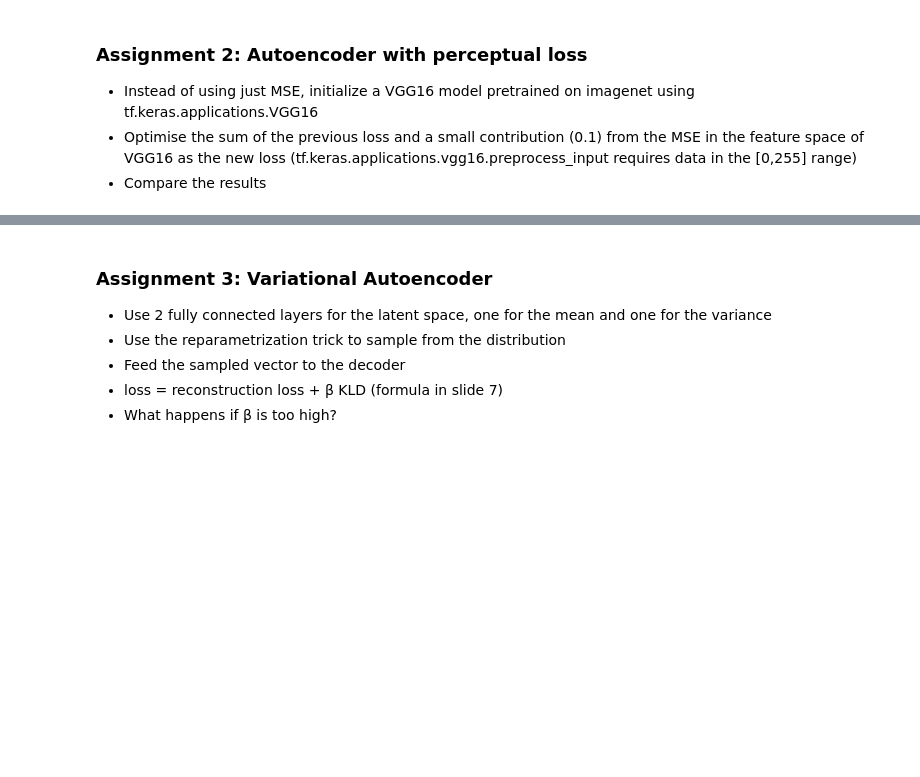
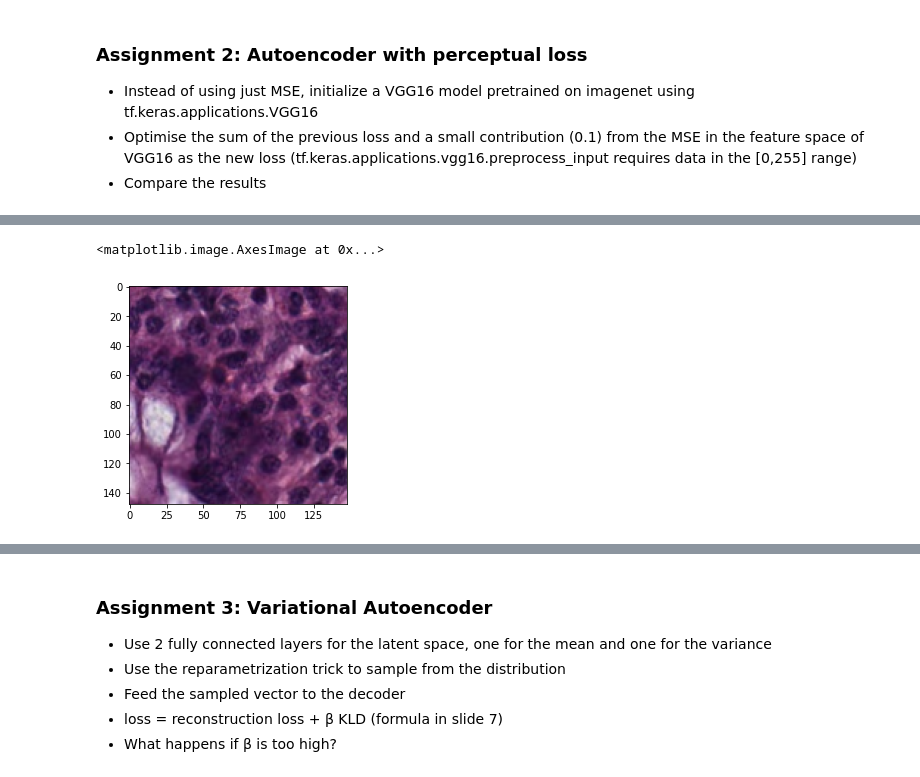
Before and after one commit to cpeluso/Bioinformatics-LAB9, a Jupyter notebook: LAB9.ipynb, the cells around one changed output, grey strips where cells are left out. Drawn from its saved outputs; the diff is of its cells as text; code cells hidden in the pictures; blank space fills up the shorter version.

```diff
--- a/LAB9.ipynb
+++ b/LAB9.ipynb
@@ -299,6 +111,7 @@ class PerceptualLossAutoencoder(Model):
 input_img = (HEIGHT,WIDTH,3)
 EPOCHS = 50
 
-autoencoder = PerceptualLossAutoencoder(input_img)
+autoencoder = PLAE(input_img)
+autoencoder.compile(optimizer = "adam")
 
-autoencoder(images, EPOCHS)
+autoencoder.train(images, EPOCHS)
@@ -325,0 +118,5 @@ EPOCH 22, Loss: 2.516226291656494
+# %%
+plt.imshow(tf.cast(next(iter(images.take(1))), tf.dtypes.float32)[0][2])
+# %% [output]
+<matplotlib.image.AxesImage at 0x...>
+[figure, added]
```
Also changed, not shown: parts of 21 cells of this notebook.
